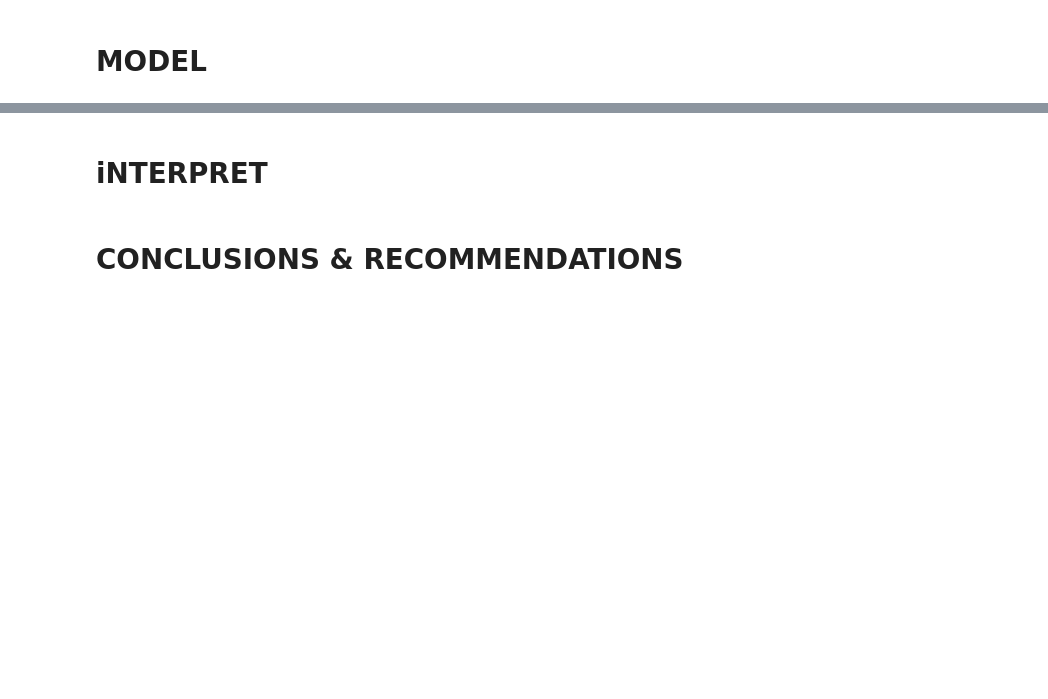
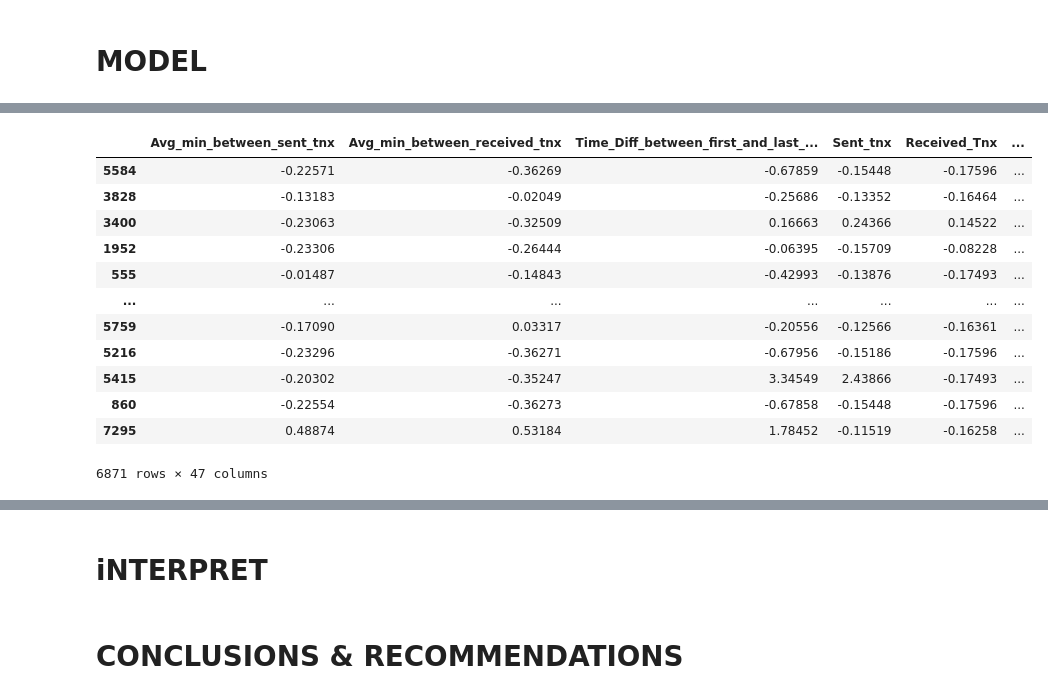
Before and after one commit to kuninethan95/OSEMN, a Jupyter notebook: index_OSEMN.ipynb, the cells around one changed output, grey strips where cells are left out. Cells and saved outputs as stored; diff of their text form; code cells hidden in the pictures; blank space fills up the shorter version.

```diff
--- a/index_OSEMN.ipynb
+++ b/index_OSEMN.ipynb
@@ -819,0 +1129,10 @@ df
+# %%
+# Create column transformer to handle numeric and categorical columns
+
+scaled_preprocessing=ColumnTransformer(transformers=[
+    ('num',num_transformer,num_cols),
+    ('cat',cat_transformer,cat_cols)])
+# %%
+## Get X_train and X_test from column transformer
+X_train_p = scaled_preprocessing.fit_transform(X_train)
+X_test_p = scaled_preprocessing.transform(X_test)
@@ -819,0 +1160,31 @@ df
+# %%
+def get_column_names(train_matrix, train_df, test_matrix, test_df):
+    """
+    Creates dataframes with columns from original training data
+    Parameters: Train data matrix, train data dataframe, test data matrix, test dataframe
+    Returns: 1 X_train dataframe with columns and 1 X_test dataframe with columns
+    """
+    feature_names = scaled_preprocessing.named_transformers_['cat'].\
+                named_steps['encoder'].get_feature_names(cat_cols).tolist()
+    X_cols = num_cols+feature_names
+    X_train_df = pd.DataFrame(train_matrix,columns=X_cols,index=train_df.index)
+    X_test_df = pd.DataFrame(test_matrix,columns=X_cols,index=test_df.index)
+    return X_train_df, X_test_df
+# %%
+X_train_s, X_test_s = get_column_names(X_train_p, X_train, X_test_p, X_test)
+# %%
+X_train_s
+# %% [output]
+|  | Avg_min_between_sent_tnx | Avg_min_between_received_tnx | Time_Diff_between_first_and_last_... | Sent_tnx | Received_Tnx | ... |
+| 5584 | -0.22571 | -0.36269 | -0.67859 | -0.15448 | -0.17596 | ... |
+| 3828 | -0.13183 | -0.02049 | -0.25686 | -0.13352 | -0.16464 | ... |
+| 3400 | -0.23063 | -0.32509 | 0.16663 | 0.24366 | 0.14522 | ... |
+| 1952 | -0.23306 | -0.26444 | -0.06395 | -0.15709 | -0.08228 | ... |
+| 555 | -0.01487 | -0.14843 | -0.42993 | -0.13876 | -0.17493 | ... |
+| ... | ... | ... | ... | ... | ... | ... |
+| 5759 | -0.17090 | 0.03317 | -0.20556 | -0.12566 | -0.16361 | ... |
+| 5216 | -0.23296 | -0.36271 | -0.67956 | -0.15186 | -0.17596 | ... |
+| 5415 | -0.20302 | -0.35247 | 3.34549 | 2.43866 | -0.17493 | ... |
+| 860 | -0.22554 | -0.36273 | -0.67858 | -0.15448 | -0.17596 | ... |
+| 7295 | 0.48874 | 0.53184 | 1.78452 | -0.11519 | -0.16258 | ... |
+6871 rows × 47 columns
```
Also changed, not shown: parts of 51 cells of this notebook.
